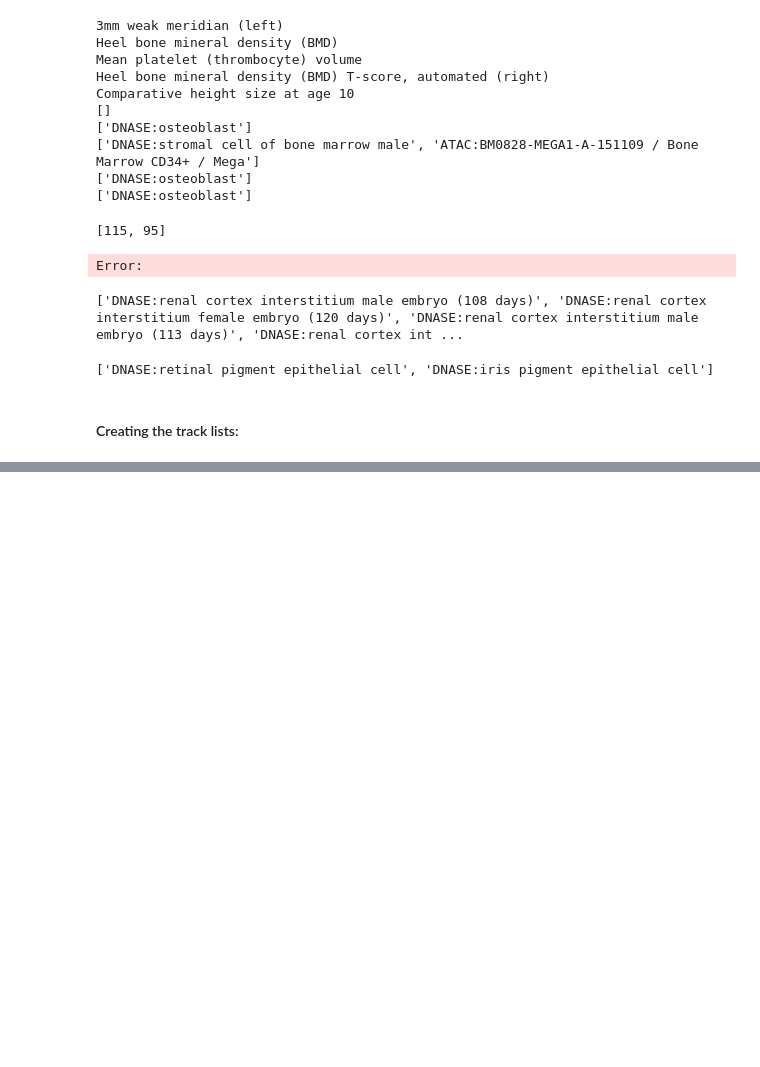
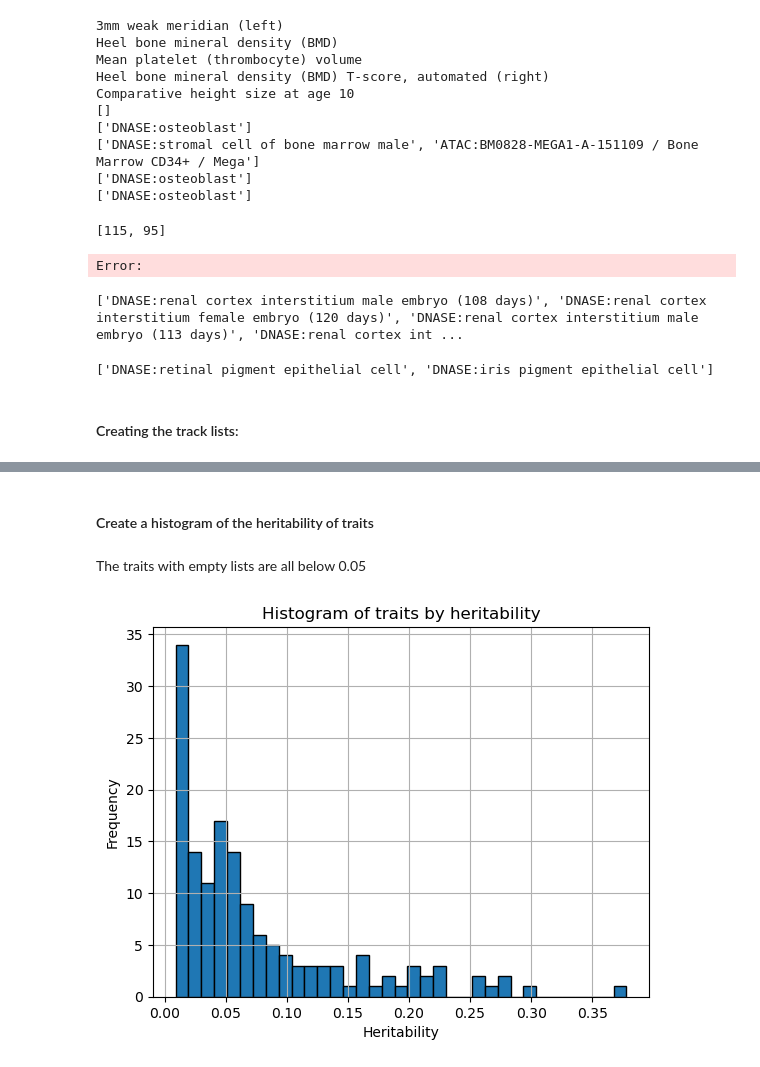
Before and after one commit to BoevaLab/GWAS-power, a Jupyter notebook: main-evaluation.ipynb, the cells around one changed output, grey strips where cells are left out. Cells and saved outputs as stored; diff of their text form; code cells hidden in the pictures; blank space fills up the shorter version.

```diff
--- a/main-evaluation.ipynb
+++ b/main-evaluation.ipynb
@@ -31,13 +31,22 @@ import pandas as pd
 # wget_tabix: for automatic download of the tabix file
 # size_in_bytes: to gauge storage demand
 phenotype_manifest = pd.read_csv("phenotype_manifest.csv", usecols=[
+    # as input to GPT:
     'description',
+    'description_more',
+    'trait_type',
+    'category',
+    # for filtering:
     'in_max_independent_set',
+    # for download and automatic data handling:
     'filename',
     'filename_tabix',
     'wget',
     'wget_tabix',
+    # for file size estimates:
     'size_in_bytes',
+    # for heritability estimates:
     'sldsc_25bin_h2_observed_EUR',
+    # for data cleaning:
     'phenocode'
     ])
@@ -363,0 +430,4 @@ Removed 0 duplicates.
+# %% [markdown]
+#### Create a histogram of the heritability of traits
+# %% [markdown]
+The traits with empty lists are all below 0.05
@@ -363,0 +436,11 @@ Removed 0 duplicates.
+# %%
+# Create histogram
+max_ind_set['sldsc_25bin_h2_observed_EUR'].hist(bins=35, edgecolor="black")
+
+# Show the plot
+plt.xlabel("Heritability")
+plt.ylabel("Frequency")
+plt.title("Histogram of traits by heritability")
+plt.show()
+# %% [output]
+[figure, added]
```
Also changed, not shown: parts of 20 cells of this notebook, 12 other files.
